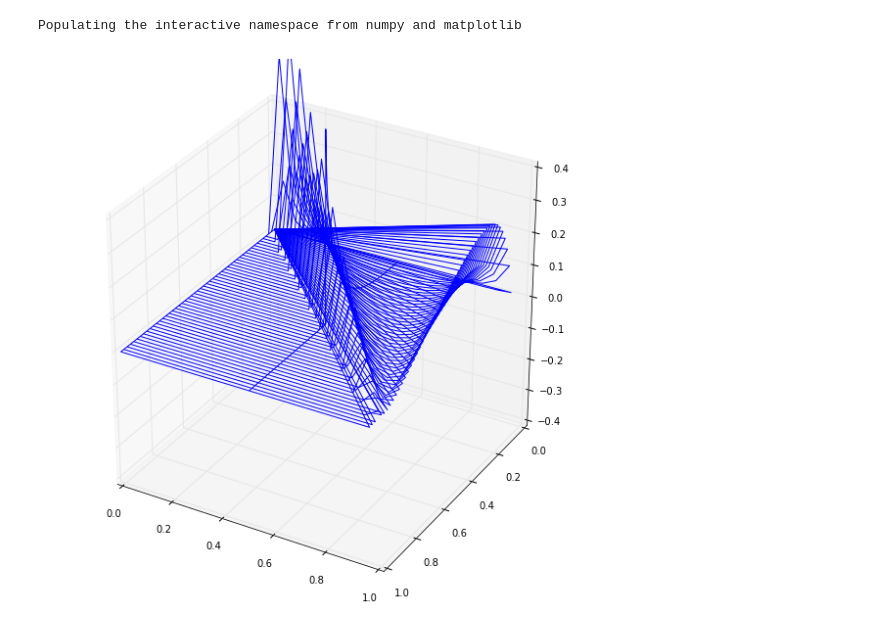
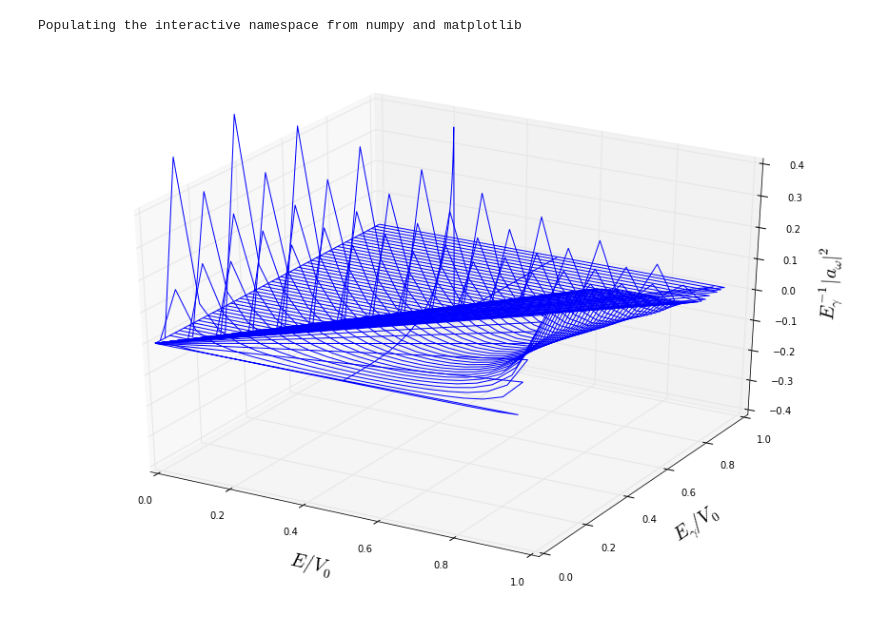
Before and after one commit to daniel-lozano/Thesis, a Jupyter notebook: 3D .ipynb, the cells around one changed output. Saved outputs shown, nothing was run; the diff lists cells and outputs as text; code cells hidden in the pictures.

```diff
--- a/3D .ipynb
+++ b/3D .ipynb
@@ -51,29 +51,34 @@ for i in range(len(z)):
         X[i][j]=z[i]
         E[i][j]=x[j]
         B[i][j]=b #sin(2*pi*x[i])*sin(2*pi*x[j])
-
-
-
-from mpl_toolkits.mplot3d import axes3d
-import matplotlib.pyplot as plt
-import numpy as np
-
-fig = plt.figure()
-ax = fig.add_subplot(111, projection='3d')
-ax.plot_wireframe(X,E, B, rstride=10, cstride=10)
-ax.set_zlim(-.4, 0.4)
-ax.invert_yaxis()
-
-
-
-
-
-plt.show()
-
-#print shape(X),shape(E),shape(B)
-#print "X es \n",X,"\n E es \n", E
-# %% [output]
-[figure, removed]
+# %%
+
+from mpl_toolkits.mplot3d import axes3d
+import matplotlib.pyplot as plt
+import numpy as np
+
+fig = plt.figure()
+ax = fig.add_subplot(111, projection='3d')
+ax.plot_wireframe(X,E, B, rstride=10, cstride=10)
+ax.set_zlim(-.4, 0.4)
+#ax.invert_yaxis()
+#ax.invert_xaxis()
+ax.set_xlabel("$ E/V_{0}$",size=20)
+ax.set_ylabel("$ E_{\gamma}/ V_{0} $",size=20)
+ax.set_zlabel("$ E_{\gamma}^{-1}|a_{\omega}|^{2} $",size=20)
+
+
+figsize(15,10)
+
+
+
+
+plt.show()
+
+#print shape(X),shape(E),shape(B)
+#print "X es \n",X,"\n E es \n", E
+# %% [output]
+[figure, added]
 # %%
 from mpl_toolkits.mplot3d import Axes3D
 from matplotlib import cm
```
Also changed, not shown: parts of 2 cells of this notebook.
